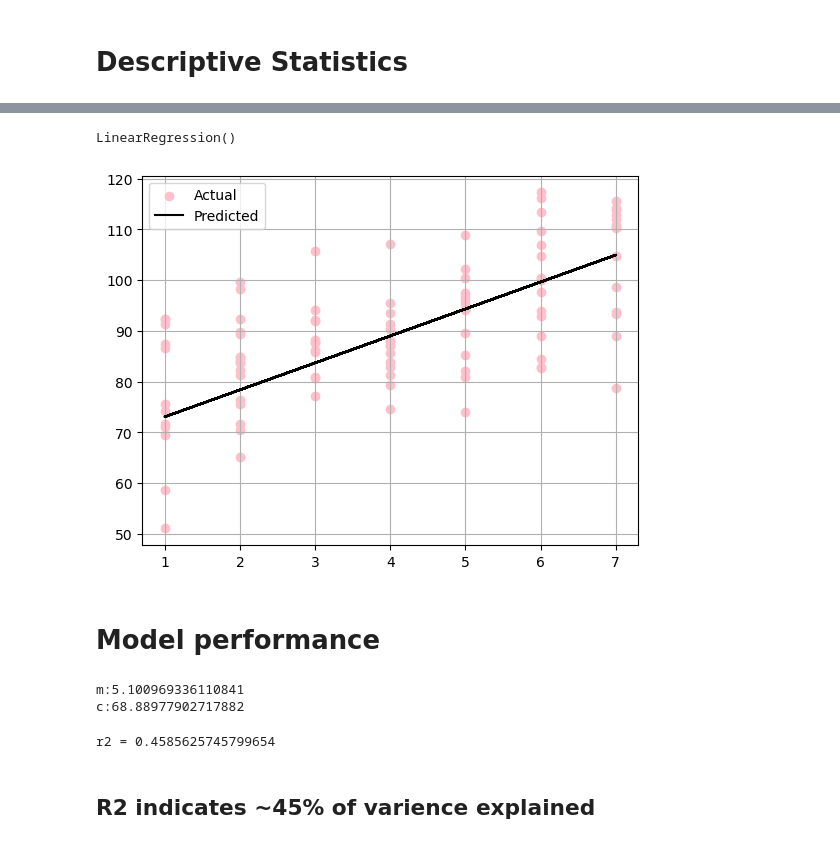
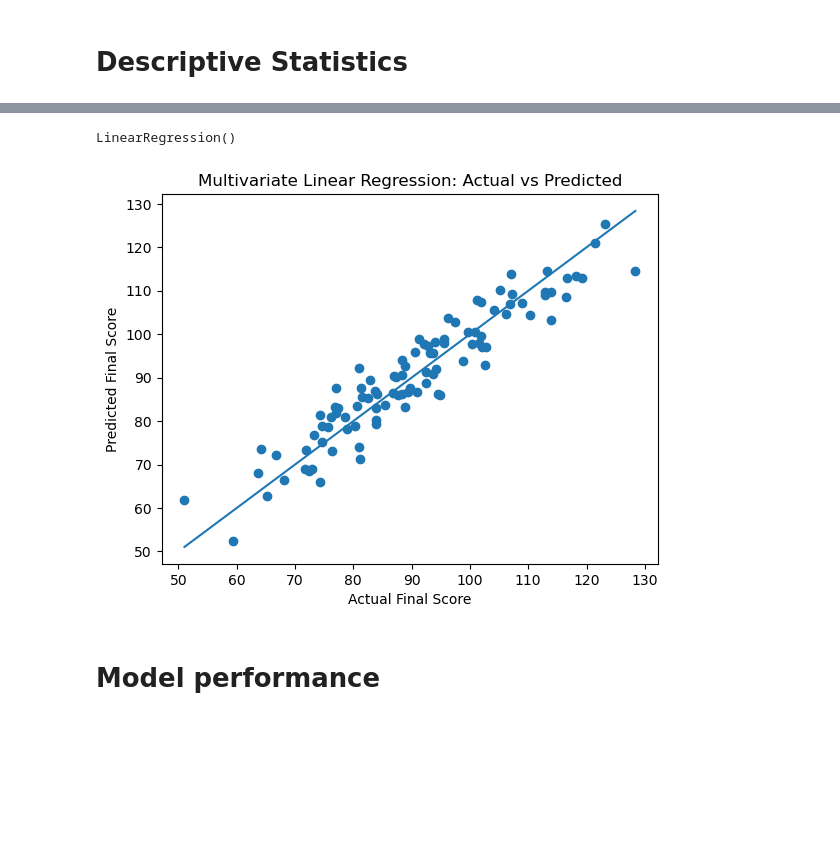
Before and after one commit to Sinchana-Urs2301/Internship, a Jupyter notebook: Student Score prediction.ipynb, the cells around one changed output, grey strips where cells are left out. Drawn from its saved outputs; the diff is of its cells as text; code cells hidden in the pictures; blank space fills up the shorter version.

```diff
--- a/Student Score prediction.ipynb
+++ b/Student Score prediction.ipynb
@@ -85,10 +86,27 @@ Y1 = data['final_score'].values
 # %%
-X1 = X1.reshape(-1,1)
+X_train, X_test, Y_train, Y_test = train_test_split(X, Y, test_size=0.2, random_state=42)
 # %%
-X1_train , X1_test , Y1_train , Y1_test = train_test_split(X1,Y1 , test_size=0.20)
+scaler = StandardScaler()
+X_train_scaled = scaler.fit_transform(X_train)
+X_test_scaled = scaler.transform(X_test)
+# %%
+model = LinearRegression()
+model.fit(X_train_scaled, Y_train)
+# %% [output]
+LinearRegression()
+# %%
+Y_pred = model.predict(X_test_scaled)
 # %%
-lr = LinearRegression()
-lr.fit(X1_train , Y1_train)
+plt.figure()
+plt.scatter(Y_test, Y_pred)
+plt.plot([Y_test.min(), Y_test.max()],
+         [Y_test.min(), Y_test.max()])
+plt.xlabel("Actual Final Score")
+plt.ylabel("Predicted Final Score")
+plt.title("Multivariate Linear Regression: Actual vs Predicted")
+plt.show()
 # %% [output]
-LinearRegression()
+[figure, added]
+# %% [markdown]
+# Model performance
 # %%
@@ -96,48 +114,2 @@ y_pred = lr.predict(X1_test)
 # %%
-plt.scatter(X1_test , Y1_test , color='pink' , label = 'Actual')
-plt.plot(X1_test , y_pred , color='black' , label = 'Predicted')
-plt.legend()
-plt.grid(True)
+rmse = np.sqrt(mean_squared_error(Y_test, Y_pred))
-# %% [output]
-[figure, removed]
-# %% [markdown]
-# Model performance
-# %%
-X = data['hours_studied'].values
-Y = data['final_score'].values
-
-mean_x = np.mean(X)
-mean_y = np.mean(Y)
-
-n = len(X)
-
-numer = 0
-denom = 0
-
-for i in range(n):
-    numer += (X[i]-mean_x)*(Y[i]-mean_y)
-    denom += (X[i]-mean_x)**2
-
-m = numer/denom
-c = mean_y -(m * mean_x)
-
-print(f"m:{m}")
-print(f"c:{c}")
-# %% [output]
-m:5.100969336110841
-c:68.88977902717882
-# %%
-ss_tot = 0
-ss_res = 0
-
-for i in range(n):
-    y_pred = (m * X[i]) + c
-    ss_tot += (Y[i] - mean_y) ** 2
-    ss_res += (Y[i] - y_pred) ** 2
-
-r2 = 1 - (ss_res/ss_tot)
-print(f"r2 = {r2}")
-# %% [output]
-r2 = 0.4585625745799654
-# %% [markdown]
-## R2 indicates ~45% of varience explained
```
Also changed, not shown: parts of 22 cells of this notebook.
